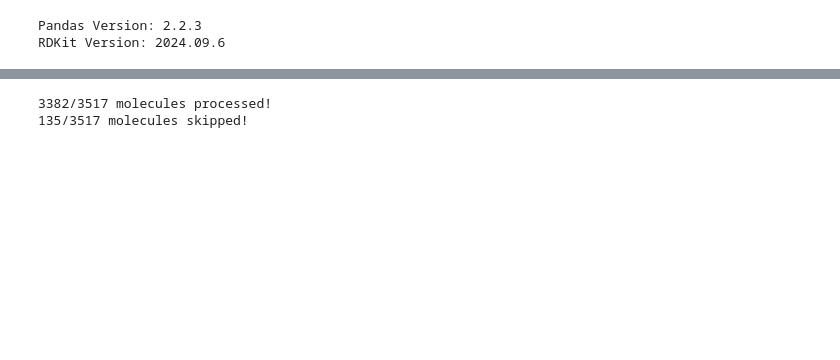
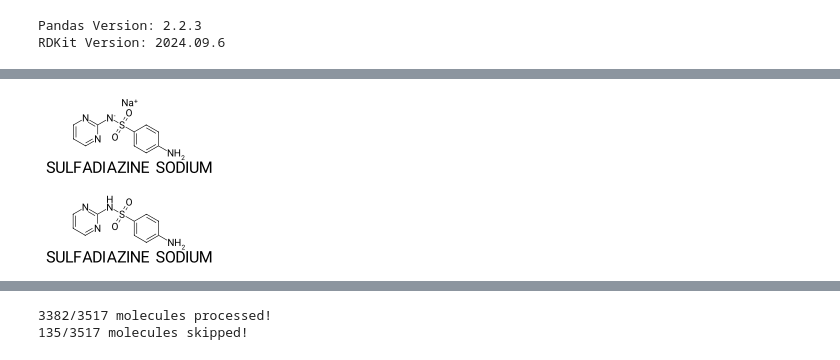
Before and after one commit to brad-dallin/laptop-chemistry, a Jupyter notebook: notebooks/rdkit_molecule_2d_profile.ipynb, the cells around one changed output, grey strips where cells are left out. Cells and saved outputs as stored; diff of their text form; code cells hidden in the pictures; blank space fills up the shorter version.

```diff
--- a/notebooks/rdkit_molecule_2d_profile.ipynb
+++ b/notebooks/rdkit_molecule_2d_profile.ipynb
@@ -20,6 +18,18 @@ print(f"RDKit Version: {rdkit.__version__}")
 # %% [output]
 Pandas Version: 2.2.3
 RDKit Version: 2024.09.6
+# %%
+# Draw molecules in ACS1996 format
+def show_acs1996(mol, legend=""):
+    from PIL import Image
+    from io import BytesIO
+    from rdkit.Chem import Draw
+    rdkit.Chem.rdDepictor.Compute2DCoords(mol)
+    rdkit.Chem.rdDepictor.StraightenDepiction(mol)
+    d2d = Draw.MolDraw2DCairo(-1,-1)
+    Draw.DrawMoleculeACS1996(d2d, mol,legend=legend)
+    bio = BytesIO(d2d.GetDrawingText())
+    return Image.open(bio)
 # %%
 # Paths
 path_data = os.path.realpath("../data")
@@ -38,3 +50,35 @@ df.head()
 | 2 | CHEMBL1200982 | CCC(C)C1(CC)C(=O)[N-]C(=O)NC1=O.[... | 674933 | BUTABARBITAL SODIUM | 4.0 | 1 | 1 | ... |
 | 3 | CHEMBL3989520 | NCCc1c[nH]cn1.O=P(O)(O)O.O=P(O)(O)O | 2197391 | HISTAMINE PHOSPHATE | 4.0 | 1 | 1 | ... |
 | 4 | CHEMBL449 | CCC(C)C1(CC)C(=O)NC(=O)NC1=O | 2393 | BUTABARBITAL | 4.0 | 1 | 0 | ... |
+# %%
+# Read SMILES on row 10
+ii = 10
+smi = df["smiles"].iloc[ii]
+id = df["pref_name"].iloc[ii]
+try:
+    mol = rdkit.Chem.MolFromSmiles(
+        smi,
+        sanitize = False
+    )
+    assert mol is not None
+except Exception as e:
+    if pd.notna(smi):
+        print(f"Error processing SMILES at index {ii}: {smi}")
+        print(f"Exception: {e}")
+show_acs1996(mol, legend=id)
+# %% [output]
+[figure, added]
+# %%
+# Extract largest fragment and uncharge
+largest_frag_app = rdMolStandardize.LargestFragmentChooser()
+uncharge_app = rdMolStandardize.Uncharger()
+try:
+    rdkit.Chem.SanitizeMol(mol)
+    largest_frag_app.chooseInPlace(mol)
+    uncharge_app.unchargeInPlace(mol)
+except Exception as e:
+    print(f"Error processing molecule at index {ii}")
+    print(f"Exception: {e}")
+show_acs1996(mol, legend=id)
+# %% [output]
+[figure, added]
```
Also changed, not shown: parts of 5 cells of this notebook, 4 other files.
